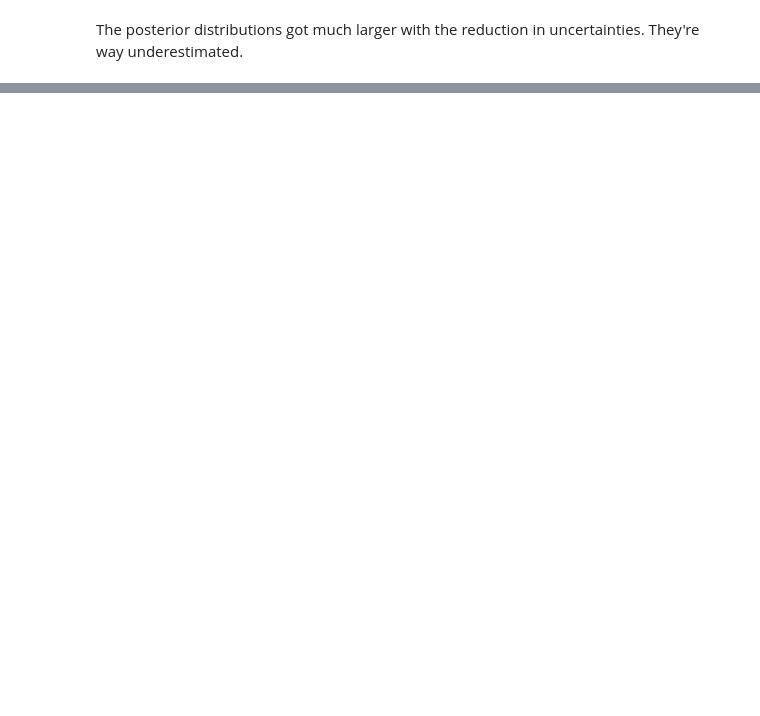
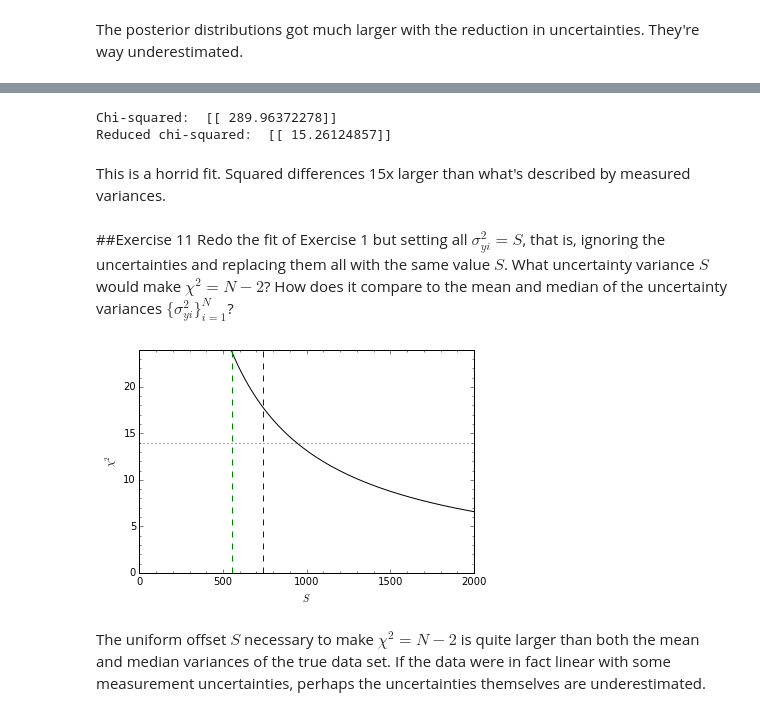
Before and after one commit to nhuntwalker/data_analysis_recipes, a Jupyter notebook: worked_exercises.ipynb, the cells around one changed output, grey strips where cells are left out. Cells and saved outputs as stored; diff of their text form; code cells hidden in the pictures; blank space fills up the shorter version.

Commit message:
Next up, exercise 12!

```diff
--- a/worked_exercises.ipynb
+++ b/worked_exercises.ipynb
@@ -572,0 +623,66 @@ The posterior distributions got much larger with the reduction in uncertainties.
+# %%
+x = np.array([201, 244, 47, 287, 203, 58, 210, 202, 198, 158, 165, 201, 157, 131, 166, 160, 186, 125, 218, 146])
+y = np.array([592, 401, 583, 402, 495, 173, 479, 504, 510, 416, 393, 442, 317, 311, 400, 337, 423, 334, 533, 344])
+dy = np.array([61, 25, 38, 15, 21, 15, 27, 14, 30, 16, 14, 25, 52, 16, 34, 31, 42, 26, 16, 22])
+dx = np.array([9, 4, 11, 7, 5, 9, 4, 4, 11, 7, 5, 5, 5, 6, 6, 5, 9, 8, 6, 5])
+r_xy = np.array([-0.84, 0.31, 0.64, -0.27, -0.33, 0.67, -0.02, -0.05, -0.84, -0.69, 0.30, -0.46, -0.03, 0.5, 0.73, -0.52, 0.90, 0.40, -0.78, -0.56])
+# %%
+Y = np.matrix(y)
+C = np.matrix(np.identity(len(y)) * dy**2)
+A = np.matrix((np.ones(len(y)), x))
+left = np.dot(np.dot(A, C.I), A.T).I
+right = np.dot(np.dot(A, C.I), np.matrix(Y).T)
+theta = np.dot(left, right)
+b, m = theta
+b, m = float(b), float(m)
+prod = np.matrix(Y - np.dot(A.T, theta).T)
+middle = C.I
+chi_sq3 = np.dot(np.dot(prod, middle), prod.T)
+print "Chi-squared: ", chi_sq3
+print "Reduced chi-squared: ", chi_sq3 / (len(y) - 1)
+# %% [output]
+Chi-squared:  [[ 289.96372278]]
+Reduced chi-squared:  [[ 15.26124857]]
+# %% [markdown]
+This is a horrid fit. Squared differences 15x larger than what's described by measured variances.
+# %% [markdown]
+##Exercise 11
+Redo the fit of Exercise 1 but setting all $\sigma_{yi}^2 = S$, that is, ignoring the uncertainties and replacing them all with the same value $S$. What uncertainty variance $S$ would make $\chi^2 = N-2$? How does it compare to the mean and median of the uncertainty variances $\{\sigma_{yi}^2\}^N_{i=1}$?
+# %%
+#The data for Exercise 1
+x = np.array([203, 58, 210, 202, 198, 158, 165, 201, 157, 131, 166, 160, 186, 125, 218, 146])
+y = np.array([495, 173, 479, 504, 510, 416, 393, 442, 317, 311, 400, 337, 423, 334, 533, 344])
+dy_true = np.array([21, 15, 27, 14, 30, 16, 14, 25, 52, 16, 34, 31, 42, 26, 16, 22])
+# %%
+offsets = range(1, 2000)
+chi_sq = np.zeros(len(offsets))
+
+for ii in range(len(offsets)):
+    offset = offsets[ii]
+    dy = np.ones(len(y)) * np.sqrt(offset)
+    Y = np.matrix(y)
+    C = np.matrix(np.identity(len(y)) * dy**2)
+    A = np.matrix((np.ones(len(y)), x))
+
+    left = np.dot(np.dot(A, C.I), A.T).I
+    right = np.dot(np.dot(A, C.I), np.matrix(Y).T)
+    theta = np.dot(left, right)
+
+    prod = np.matrix(Y - np.dot(A.T, theta).T)
+    middle = C.I
+
+    chi_sq[ii] = np.dot(np.dot(prod, middle), prod.T)
+# %%
+plt.plot(offsets, chi_sq, color='k')
+plt.plot([0, 2000], [len(y)-2, len(y) - 2], linestyle=":", color="red")
+plt.plot([np.mean(dy_true**2), np.mean(dy_true**2)], [0, 100], linestyle="--", color="blue")
+plt.plot([np.median(dy_true**2), np.median(dy_true**2)], [0, 100], linestyle="--", color="green")
+plt.xlabel("$S$")
+plt.ylim(0, 24)
+plt.ylabel("$\chi^2$")
+plt.minorticks_on()
+plt.show()
+# %% [output]
+[figure, added]
+# %% [markdown]
+The uniform offset $S$ necessary to make $\chi^2 = N-2$ is quite larger than both the mean and median variances of the true data set. If the data were in fact linear with some measurement uncertainties, perhaps the uncertainties themselves are underestimated.
```
Also changed, not shown: parts of 21 cells of this notebook.
